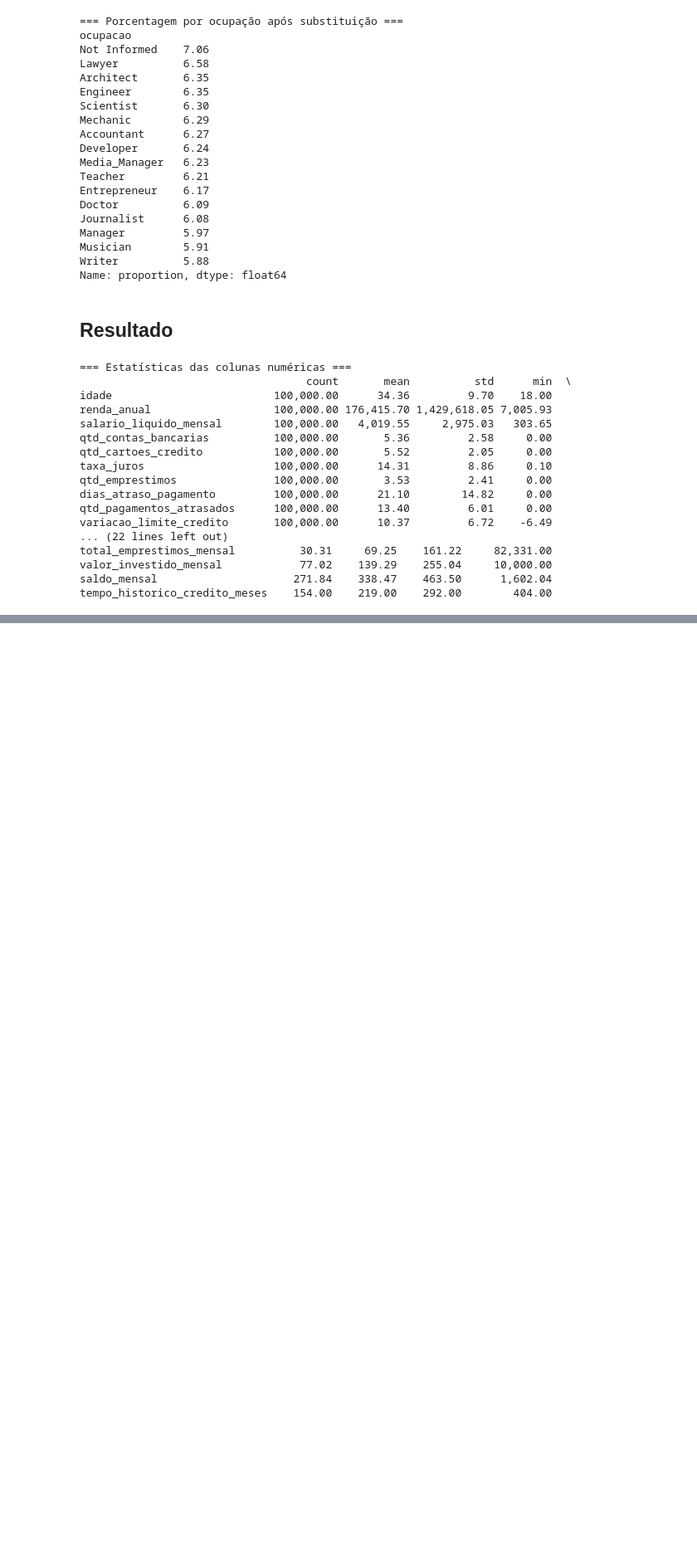
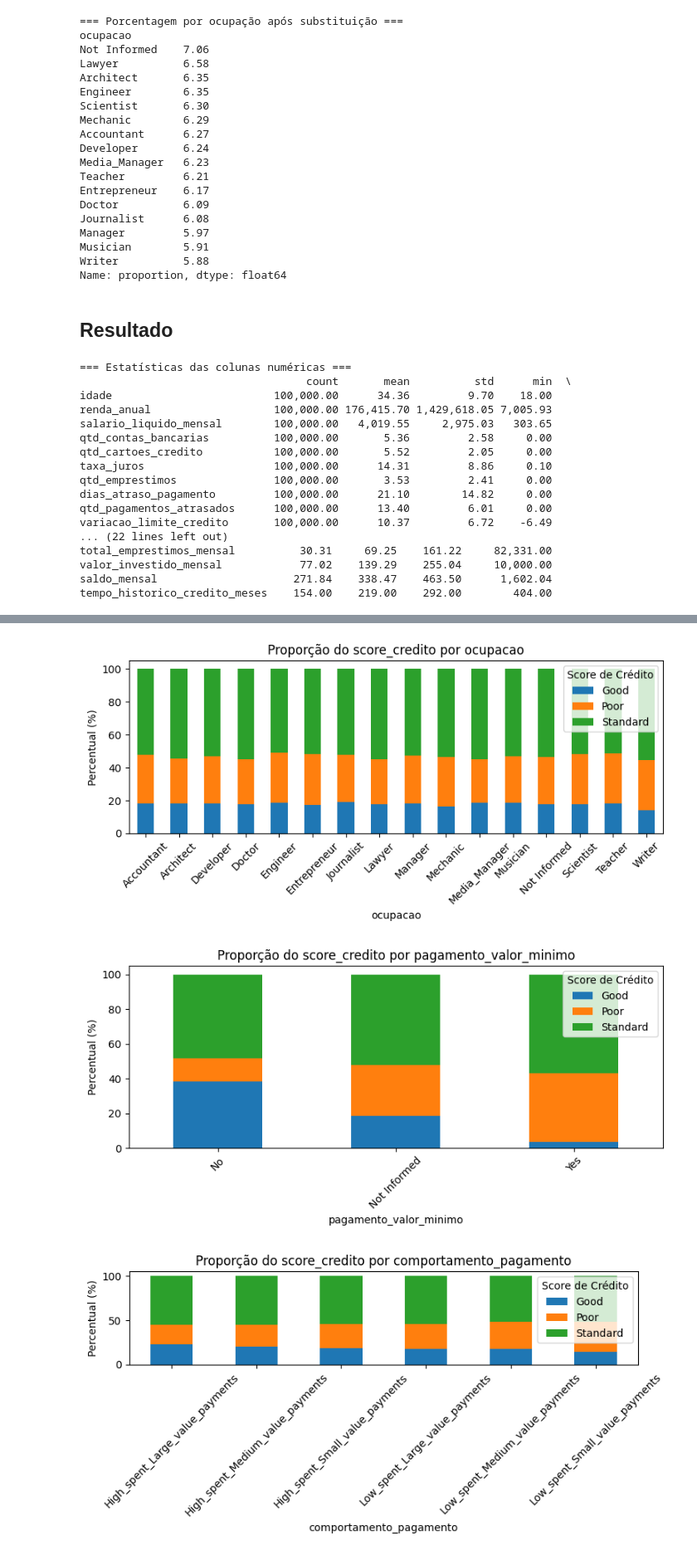
Before and after one commit to DanielllCouto/quantum-finance-credit-score, a Jupyter notebook: notebooks/processamento-dados.ipynb, the cells around one changed output, grey strips where cells are left out. Shown: that part at 83% size. Drawn from its saved outputs; the diff is of its cells as text; code cells hidden in the pictures; blank space fills up the shorter version.

```diff
--- a/notebooks/processamento-dados.ipynb
+++ b/notebooks/processamento-dados.ipynb
@@ -2531,0 +2540,23 @@ for col in df_categoricas.columns:
+# %%
+# Função para gerar tabelas de proporção do target por categoria e bar plot empilhado
+def plot_bar_proporcao(df, coluna):
+    tab = pd.crosstab(df[coluna], df['score_credito'], normalize='index') * 100
+    tab.plot(kind='bar', stacked=True, figsize=(8,4))
+    plt.title(f"Proporção do score_credito por {coluna}")
+    plt.ylabel("Percentual (%)")
+    plt.xlabel(coluna)
+    plt.legend(title="Score de Crédito")
+    plt.xticks(rotation=45)
+    plt.tight_layout()
+    plt.show()
+# %%
+# Lista de variáveis categóricas no df_categoricas
+categoricas = ['ocupacao', 'pagamento_valor_minimo', 'comportamento_pagamento', 'tipos_emprestimos']
+
+# Loop para gerar todos os gráficos de uma vez
+for col in categoricas:
+    plot_bar_proporcao(df_categoricas, col)
+# %% [output]
+[figure, added]
+[figure, added]
+[figure, added]
```
Also changed, not shown: parts of 33 cells of this notebook.
